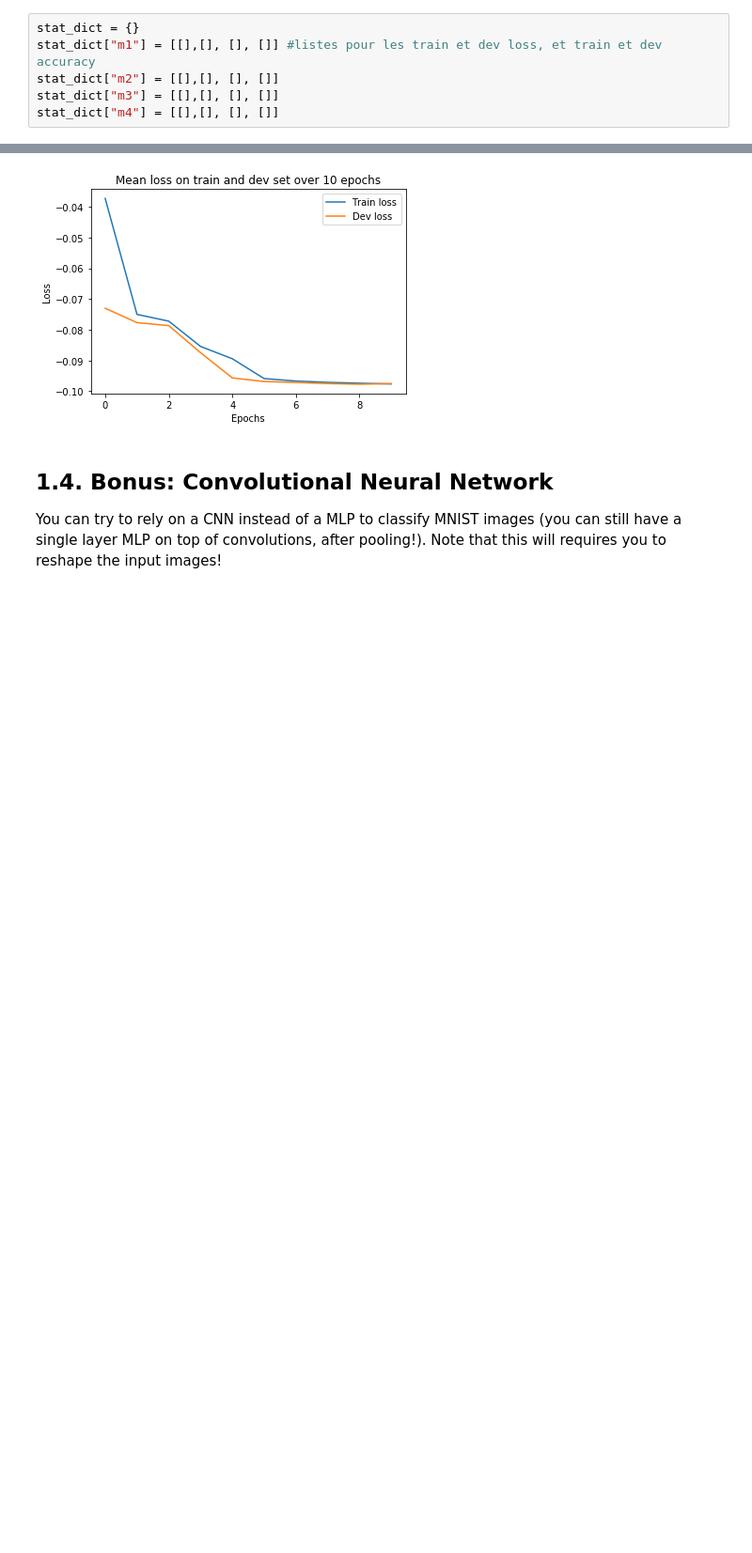
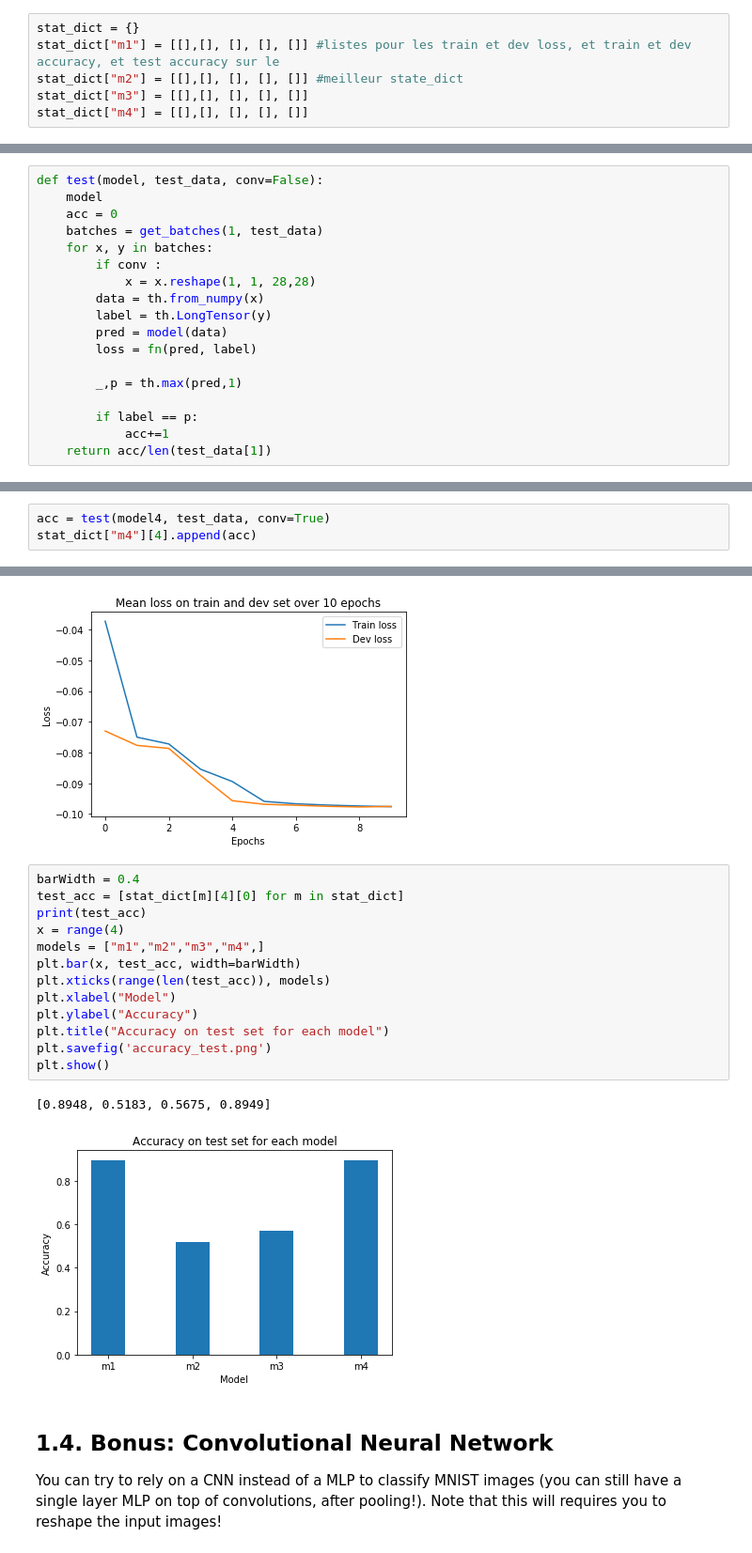
Before and after one commit to tbabinet/M2_AIC, a Jupyter notebook: Deep Learning/TP3/TP3.ipynb, the cells around one changed output, grey strips where cells are left out. Shown: that part at 94% size. Drawn from its saved outputs; the diff is of its cells as text; blank space fills up the shorter version.

```diff
--- a/Deep Learning/TP3/TP3.ipynb
+++ b/Deep Learning/TP3/TP3.ipynb
@@ -165,10 +163,10 @@ model3 = Model_3()#784->256->128->64->32->16->10
 model4 = Model_4()#conv->conv->800->500->10
 # %%
 stat_dict = {}
-stat_dict["m1"] = [[],[], [], []] #listes pour les train et dev loss, et train et dev accuracy
-stat_dict["m2"] = [[],[], [], []]
-stat_dict["m3"] = [[],[], [], []]
-stat_dict["m4"] = [[],[], [], []]
+stat_dict["m1"] = [[],[], [], [], []] #listes pour les train et dev loss, et train et dev accuracy, et test accuracy sur le
+stat_dict["m2"] = [[],[], [], [], []] #meilleur state_dict
+stat_dict["m3"] = [[],[], [], [], []]
+stat_dict["m4"] = [[],[], [], [], []]
 # %%
 def train(model, batch_size, model_name, max_epochs=5, conv=False):
     optim = th.optim.SGD(params=model.parameters(), lr =lr, weight_decay=1e-4)
@@ -222,3 +237,21 @@ def train(model, batch_size, model_name, max_epochs=5, conv=False):
+# %%
+def test(model, test_data, conv=False):
+    model
+    acc = 0
+    batches = get_batches(1, test_data)
+    for x, y in batches:
+        if conv :
+            x = x.reshape(1, 1, 28,28)
+        data = th.from_numpy(x)
+        label = th.LongTensor(y)
+        pred = model(data)
+        loss = fn(pred, label)
+
+        _,p = th.max(pred,1)
+
+        if label == p:
+            acc+=1
+    return acc/len(test_data[1])
 # %%
 train(model1, 10, "m1", max_epochs=10)
 # %% [output]
@@ -302,3 +381,6 @@ Dev Mean loss :  -0.0975400099515915
+# %%
+acc = test(model4, test_data, conv=True)
+stat_dict["m4"][4].append(acc)
 # %%
 for m in stat_dict:
     plt.plot(stat_dict[m][0], label= "Train accuracy")
@@ -327,6 +409,22 @@ for m in stat_dict:
 [figure]
 [figure]
 [figure]
+# %%
+barWidth = 0.4
+test_acc = [stat_dict[m][4][0] for m in stat_dict]
+print(test_acc)
+x = range(4)
+models = ["m1","m2","m3","m4",]
+plt.bar(x, test_acc, width=barWidth)
+plt.xticks(range(len(test_acc)), models)
+plt.xlabel("Model")
+plt.ylabel("Accuracy")
+plt.title("Accuracy on test set for each model")
+plt.savefig('accuracy_test.png')
+plt.show()
+# %% [output]
+[0.8948, 0.5183, 0.5675, 0.8949]
+[figure, added]
 # %% [markdown]
 ## 1.4. Bonus: Convolutional Neural Network
 
```
Also changed, not shown: parts of 6 cells of this notebook, 1 other file.
